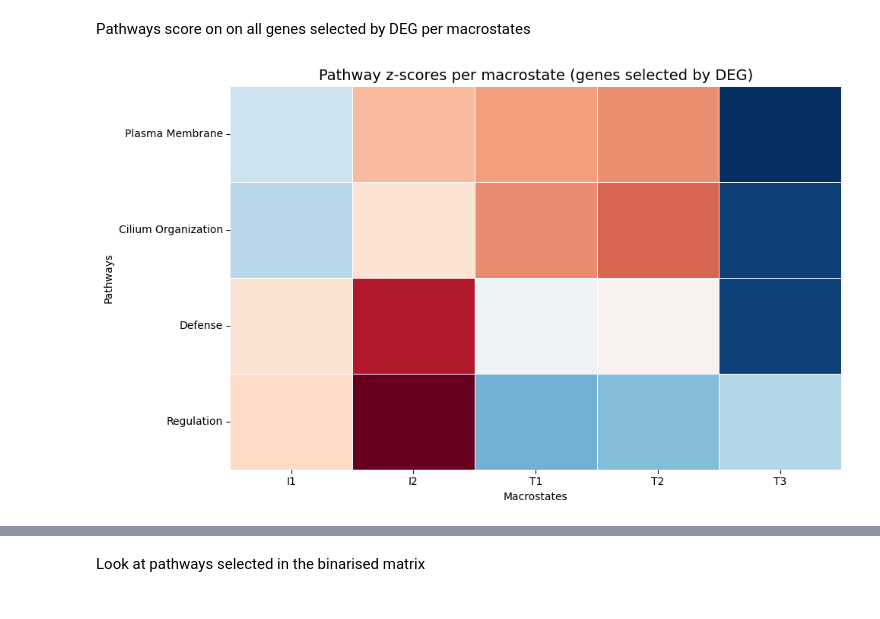
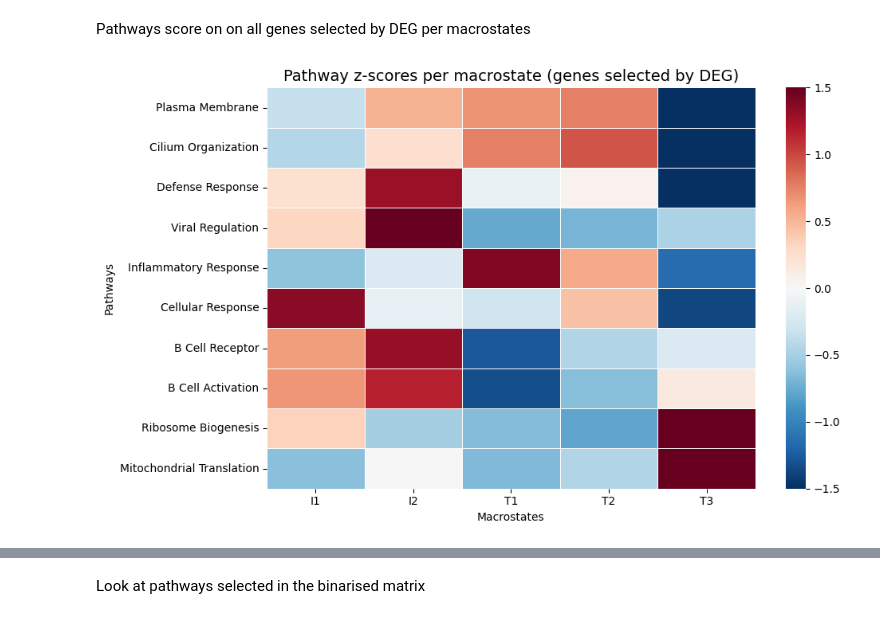
Before and after one commit to Augugustine/CITE-seq-analysis-CLL, a Jupyter notebook: 3- Boolean model/Binarization.ipynb, the cells around one changed output, grey strips where cells are left out. Saved outputs shown, nothing was run; the diff lists cells and outputs as text; code cells hidden in the pictures.

```diff
--- a/3- Boolean model/Binarization.ipynb
+++ b/3- Boolean model/Binarization.ipynb
@@ -67,7 +69,6 @@ if binarization == "scBoolSeq":
     macrostates = ['I1', 'I2', 'T1', 'T2', "T3"]
 
     binarized_states = {}
-    all_hvg = set()
     adata_ct_dict = {}
     deg_lists_up = {}
     deg_lists_down = {}
@@ -84,7 +85,7 @@ if binarization == "scBoolSeq":
         # STEP 1 : Differential Gene Expression to keep the main genes variable between macrostates
         sc.tl.rank_genes_groups(adata_no_none, groupby="macrostates", groups=[ct], reference="rest", method="wilcoxon",use_raw=False)
         df = sc.get.rank_genes_groups_df(adata_no_none, group=ct)
-        # keep the significant genes and with high varation log(FC) > 1 ou <-1
+        # keep the significant genes and with high variation log(FC) > 0.5 ou <-0.5
         df_sig = df[(df["pvals_adj"] < 0.05)&((df["logfoldchanges"] > 0.5) |(df["logfoldchanges"] < -0.5))]
         df_up = df[(df["pvals_adj"] < 0.05) & (df["logfoldchanges"] > 0.5)]
         df_down = df[(df["pvals_adj"] < 0.05) & (df["logfoldchanges"] < -0.5)]
@@ -313,44 +439,51 @@ def get_pathways_dict():
     return pathways
 
 pathway = get_pathways_dict()
+
+pathways = {
+    "Plasma Membrane": pathway["Plasma Membrane Bounded Cell Projection Assembly (GO:0120031)"], # I1
+    "Cilium Organization": pathway["Cilium Organization (GO:0044782)"],
+    "Defense Response": pathway["Defense Response to Virus (GO:0051607)"], # I2
+    "Viral Regulation": pathway["Negative Regulation of Viral Process (GO:0048525)"],
+    "Inflammatory Response": pathway["Inflammatory Response (GO:0006954)"], # T1
+    "Cellular Response": pathway["Cellular Response to Low-Density Lipoprotein Particle Stimulus (GO:0071404)"],
+    "B Cell Receptor": pathway["B Cell Receptor Signaling Pathway (GO:0050853)"],# T2
+    "B Cell Activation": pathway["B Cell Activation (GO:0042113)"],
+    "Ribosome Biogenesis": pathway["Ribosome Biogenesis (GO:0042254)"],# T3
+    "Mitochondrial Translation": pathway["Mitochondrial Translation (GO:0032543)"]
+}
 # %%
-pathways = {
-    "Plasma Membrane": pathway["Plasma Membrane Bounded Cell Projection Assembly (GO:0120031)"], # I1
-    "Cilium Organization": pathway["Cilium Organization (GO:0044782)"],
-    "Defense": pathway["Defense Response to Virus (GO:0051607)"],
-    "Regulation": pathway["Negative Regulation of Viral Process (GO:0048525)"]# I2
-}
-
 # Compute score for each cell for each pathway
 for name, gene_list in pathways.items():
     gene_list_filtered = [g for g in gene_list if g in adata_no_none.var_names]
     if len(gene_list_filtered) == 0:
         print(f"No genes found for {name}")
         continue
     sc.tl.score_genes(adata_no_none, gene_list=gene_list_filtered, score_name=name)
 
 scores = list(pathways.keys())
 mean_scores = (
     adata_no_none.obs
     .groupby("macrostates")[scores]
     .mean())
 mean_scores_z_all = mean_scores.apply(lambda x: (x - x.mean()) / x.std(), axis=0)
 
 # Plot
 plt.figure(figsize=(10, 6))
 
 sns.heatmap(
     mean_scores_z_all.T,
     cmap="RdBu_r", center=0,
     linewidths=0.5,
-    cbar=False,
+    cbar=True,vmin=-1.5,
+    vmax=1.5,
     yticklabels=True
 )
 plt.title("Pathway z-scores per macrostate (genes selected by DEG)", fontsize=14)
 plt.xlabel("Macrostates")
 plt.ylabel("Pathways")
 plt.tight_layout()
-#plt.savefig(f"{output_directory}/pathways_combined_heatmap.png", dpi=300)
+plt.savefig(f"{output_directory}/pathways_combined_heatmap.png", dpi=300)
 plt.show()
 # %% [output]
-[figure, old version]
+[figure, new version]
```
Also changed, not shown: parts of 9 cells of this notebook, 1 other file.
